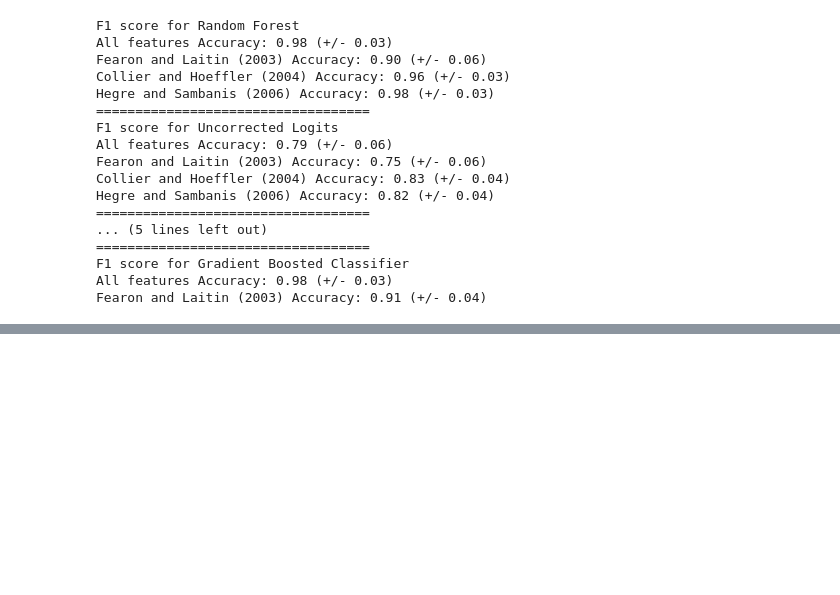
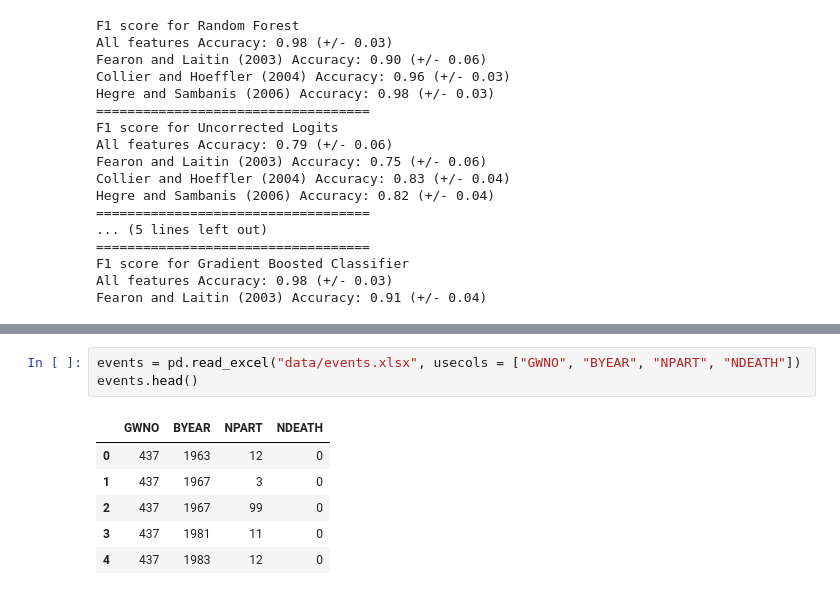
Before and after one commit to epfl-ada/ada-2020-project-milestone-p3-p3_abracadata, a Jupyter notebook: creative_extension.ipynb, the cells around one changed output, grey strips where cells are left out. Drawn from its saved outputs; the diff is of its cells as text; blank space fills up the shorter version.

```diff
--- a/creative_extension.ipynb
+++ b/creative_extension.ipynb
@@ -369,0 +422,10 @@ X_res
+# %%
+events = pd.read_excel("data/events.xlsx", usecols = ["GWNO", "BYEAR", "NPART", "NDEATH"])
+events.head()
+# %% [output]
+|  | GWNO | BYEAR | NPART | NDEATH |
+| 0 | 437 | 1963 | 12 | 0 |
+| 1 | 437 | 1967 | 3 | 0 |
+| 2 | 437 | 1967 | 99 | 0 |
+| 3 | 437 | 1981 | 11 | 0 |
+| 4 | 437 | 1983 | 12 | 0 |
```
Also changed, not shown: parts of 12 cells of this notebook, 1 other file.
